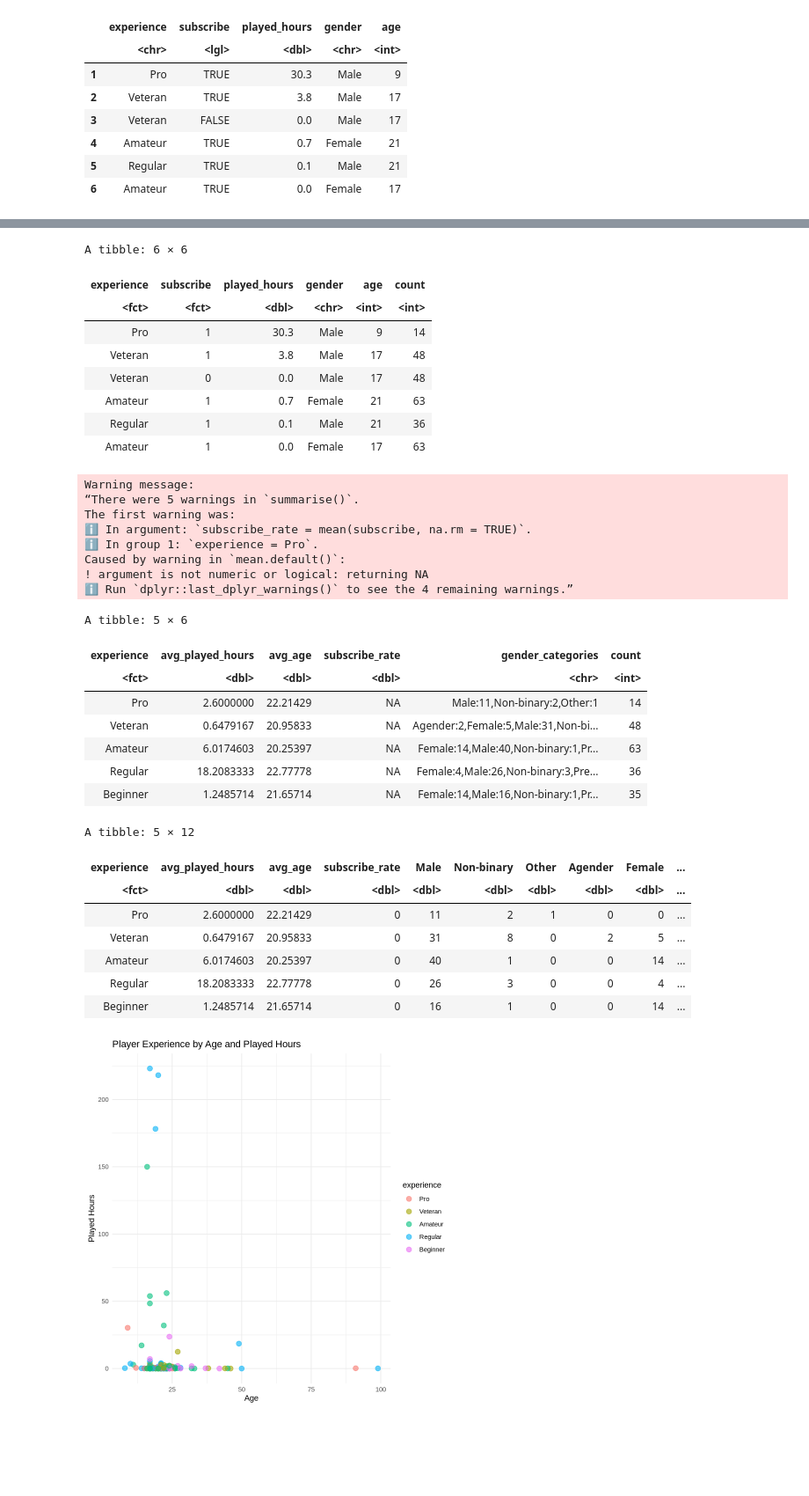
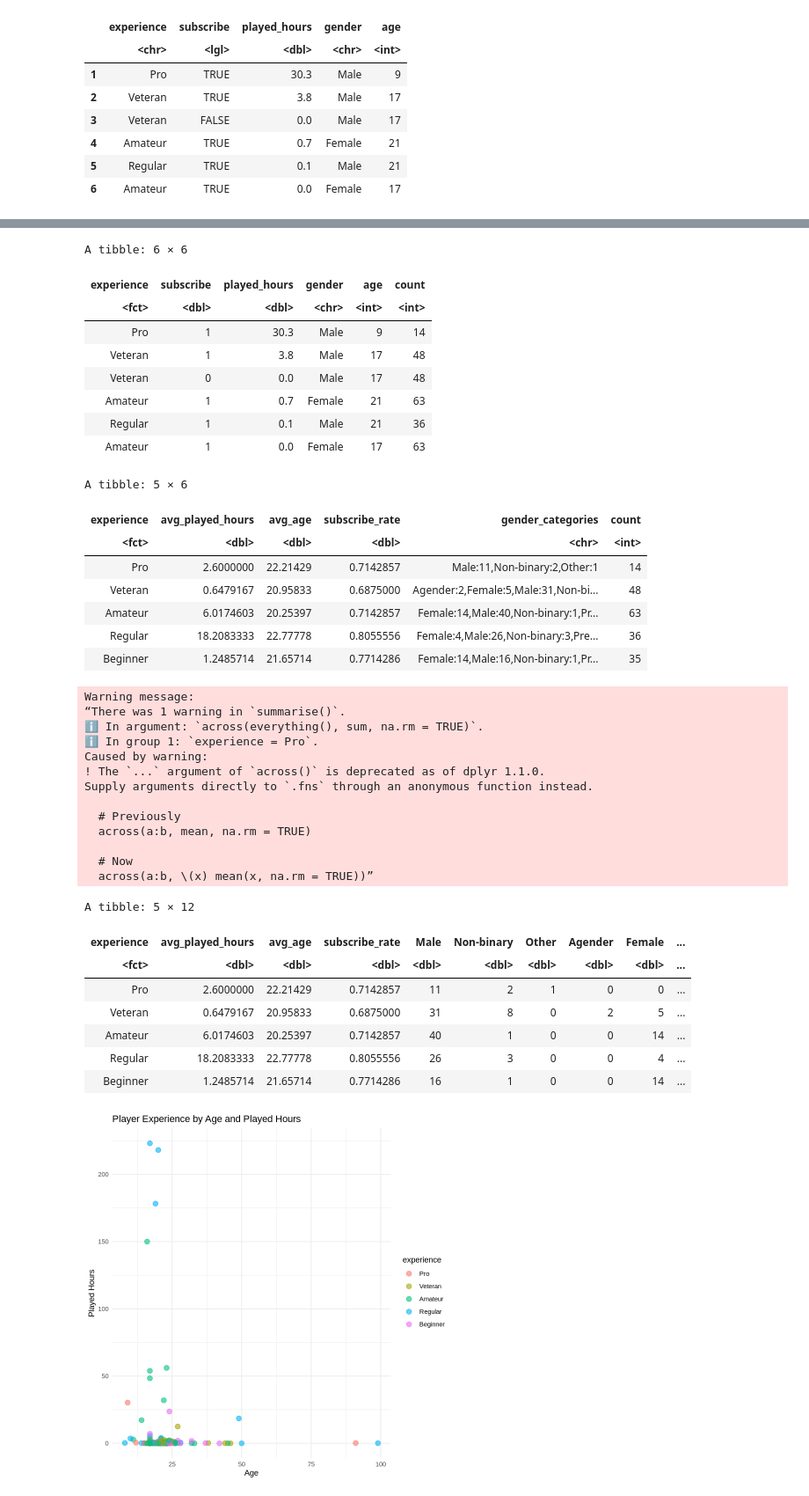
Before and after one commit to Jaden51/dsci-100-project-008-30, a Jupyter notebook: project.ipynb, the cells around one changed output, grey strips where cells are left out. Shown at 88% size. Cells and saved outputs as stored; diff of their text form; code cells hidden in the pictures; blank space fills up the shorter version.

```diff
--- a/project.ipynb
+++ b/project.ipynb
@@ -108,8 +90,10 @@ A data.frame: 6 × 5
 | 5 | Regular | TRUE | 0.1 | Male | 21 |
 | 6 | Amateur | TRUE | 0.0 | Female | 17 |
 # %%
+players_selected$subscribe <- as.numeric(players_selected$subscribe)
+
 players_selected <- players_selected |>
-    mutate(subscribe = as_factor(subscribe))
+    mutate(experience = as_factor(experience))
 
 players_final <- players_selected |>
     drop_na()
@@ -134,7 +118,7 @@ head(players_final_count)
 # %% [output]
 A tibble: 6 × 6
 | experience | subscribe | played_hours | gender | age | count |
-| <fct> | <fct> | <dbl> | <chr> | <int> | <int> |
+| <fct> | <dbl> | <dbl> | <chr> | <int> | <int> |
 | Pro | 1 | 30.3 | Male | 9 | 14 |
 | Veteran | 1 | 3.8 | Male | 17 | 48 |
 | Veteran | 0 | 0.0 | Male | 17 | 48 |
@@ -153,57 +137,61 @@ players_summary <- players_selected |>
     .groups = "drop")
 head(players_summary)
 # %% [output]
-Warning message:
-“There were 5 warnings in `summarise()`.
-The first warning was:
-ℹ In argument: `subscribe_rate = mean(subscribe, na.rm = TRUE)`.
-ℹ In group 1: `experience = Pro`.
-Caused by warning in `mean.default()`:
-! argument is not numeric or logical: returning NA
-ℹ Run `dplyr::last_dplyr_warnings()` to see the 4 remaining warnings.”
+A tibble: 5 × 6
-A tibble: 5 × 6
 | experience | avg_played_hours | avg_age | subscribe_rate | gender_categories | count |
 | <fct> | <dbl> | <dbl> | <dbl> | <chr> | <int> |
-| Pro | 2.6000000 | 22.21429 | NA | Male:11,Non-binary:2,Other:1 | 14 |
-| Veteran | 0.6479167 | 20.95833 | NA | Agender:2,Female:5,Male:31,Non-bi... | 48 |
-| Amateur | 6.0174603 | 20.25397 | NA | Female:14,Male:40,Non-binary:1,Pr... | 63 |
-| Regular | 18.2083333 | 22.77778 | NA | Female:4,Male:26,Non-binary:3,Pre... | 36 |
-| Beginner | 1.2485714 | 21.65714 | NA | Female:14,Male:16,Non-binary:1,Pr... | 35 |
+| Pro | 2.6000000 | 22.21429 | 0.7142857 | Male:11,Non-binary:2,Other:1 | 14 |
+| Veteran | 0.6479167 | 20.95833 | 0.6875000 | Agender:2,Female:5,Male:31,Non-bi... | 48 |
+| Amateur | 6.0174603 | 20.25397 | 0.7142857 | Female:14,Male:40,Non-binary:1,Pr... | 63 |
+| Regular | 18.2083333 | 22.77778 | 0.8055556 | Female:4,Male:26,Non-binary:3,Pre... | 36 |
+| Beginner | 1.2485714 | 21.65714 | 0.7714286 | Female:14,Male:16,Non-binary:1,Pr... | 35 |
 # %%
 players_gender <- players_summary
-    experience = c("Pro", "Veteran", "Amateur", "Regular", "Beginner")
-    gender_categories = c("Male:11,Non-binary:2,Other:1",
+  experience = c("Pro", "Veteran", "Amateur", "Regular", "Beginner")
+  gender_categories = c("Male:11,Non-binary:2,Other:1",
                         "Agender:2,Female:5,Male:31,Non-binary:8,Prefer not to say:2",
                         "Female:14,Male:40,Non-binary:1,Prefer not to say:4,Two-Spirited:4",
                         "Female:4,Male:26,Non-binary:3,Prefer not to say:2,Two-Spirited:1",
                         "Female:14,Male:16,Non-binary:1,Prefer not to say:3,Two-Spirited:1")
-    stringsAsFactors = FALSE
+  stringsAsFactors = FALSE
 
 players_gender_final <- players_gender |>
-    separate_rows(gender_categories, sep = ",") |>
-    separate(gender_categories, into = c("gender", "count"), sep = ":") |>
-    mutate(count = as.numeric(count))
+  separate_rows(gender_categories, sep = ",") |>
+  separate(gender_categories, into = c("gender", "count"), sep = ":") |>
+  mutate(count = as.numeric(count))
 
-players_one_hot <- players_gender_final |>
-    pivot_wider(names_from = gender, values_from = count, values_fill = list(count = 0))
+players_one_hot <- players_gender_final %>%
+  pivot_wider(names_from = gender, values_from = count, values_fill = list(count = 0))
+
 
 players_final_one_hot <- players_one_hot |>
-    group_by(experience) |>
-    summarise(across(everything(), sum, na.rm = TRUE))
-
+  group_by(experience) |>
+  summarise(across(everything(), sum, na.rm = TRUE))
 players_final_sum <- players_final_one_hot |>
-    rowwise() |>
-    mutate(total_gender_count = sum(c(Male, `Non-binary`, Other, Agender, Female, `Prefer not to say`, `Two-Spirited`), na.rm = TRUE)) |>
-    ungroup()
-
+  rowwise() |>
+  mutate(total_gender_count = sum(c(Male, `Non-binary`, Other, Agender, Female, `Prefer not to say`, `Two-Spirited`), na.rm = TRUE)) |>
+  ungroup()
 players_final_sum
 # %% [output]
-A tibble: 5 × 12
+Warning message:
+“There was 1 warning in `summarise()`.
+ℹ In argument: `across(everything(), sum, na.rm = TRUE)`.
+ℹ In group 1: `experience = Pro`.
+Caused by warning:
+! The `...` argument of `across()` is deprecated as of dplyr 1.1.0.
+Supply arguments directly to `.fns` through an anonymous function instead.
+
+  # Previously
+  across(a:b, mean, na.rm = TRUE)
+
+  # Now
+  across(a:b, \(x) mean(x, na.rm = TRUE))”
+A tibble: 5 × 12
 | experience | avg_played_hours | avg_age | subscribe_rate | Male | Non-binary | Other | Agender | Female | ... |
 | <fct> | <dbl> | <dbl> | <dbl> | <dbl> | <dbl> | <dbl> | <dbl> | <dbl> | ... |
-| Pro | 2.6000000 | 22.21429 | 0 | 11 | 2 | 1 | 0 | 0 | ... |
-| Veteran | 0.6479167 | 20.95833 | 0 | 31 | 8 | 0 | 2 | 5 | ... |
-| Amateur | 6.0174603 | 20.25397 | 0 | 40 | 1 | 0 | 0 | 14 | ... |
-| Regular | 18.2083333 | 22.77778 | 0 | 26 | 3 | 0 | 0 | 4 | ... |
-| Beginner | 1.2485714 | 21.65714 | 0 | 16 | 1 | 0 | 0 | 14 | ... |
+| Pro | 2.6000000 | 22.21429 | 0.7142857 | 11 | 2 | 1 | 0 | 0 | ... |
+| Veteran | 0.6479167 | 20.95833 | 0.6875000 | 31 | 8 | 0 | 2 | 5 | ... |
+| Amateur | 6.0174603 | 20.25397 | 0.7142857 | 40 | 1 | 0 | 0 | 14 | ... |
+| Regular | 18.2083333 | 22.77778 | 0.8055556 | 26 | 3 | 0 | 0 | 4 | ... |
+| Beginner | 1.2485714 | 21.65714 | 0.7714286 | 16 | 1 | 0 | 0 | 14 | ... |
 # %%
```
Also changed, not shown: parts of 19 cells of this notebook.
